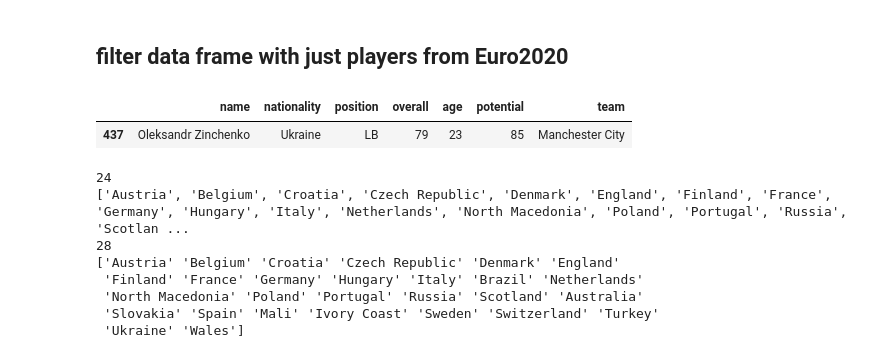
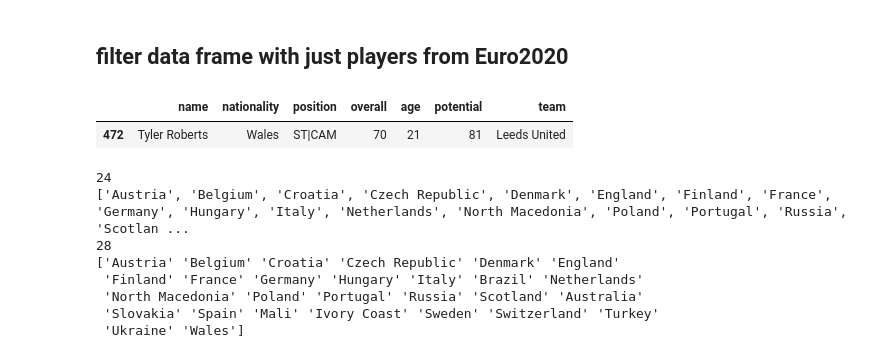
Before and after one commit to daynecdr/euro2020api-streamlit, a Jupyter notebook: database/data_fixing.ipynb, the cells around one changed output. Cells and saved outputs as stored; diff of their text form; code cells hidden in the pictures.

```diff
--- a/database/data_fixing.ipynb
+++ b/database/data_fixing.ipynb
@@ -648,10 +648,10 @@ for teams in player_list:
 
 euro2020.drop(columns=['player_id','hits'], inplace=True)
 # %%
-euro2020.sample(n=1)
+euro2020.tail(n=1)
 # %% [output]
 |  | name | nationality | position | overall | age | potential | team |
-| 437 | Oleksandr Zinchenko | Ukraine | LB | 79 | 23 | 85 | Manchester City |
+| 472 | Tyler Roberts | Wales | ST|CAM | 70 | 21 | 81 | Leeds United |
 # %%
 unique_nationalities=df2['nationality'].unique()
 unique_nationalities2=euro2020['nationality'].unique()
```
Also changed, not shown: parts of 4 cells of this notebook, 23 other files.
